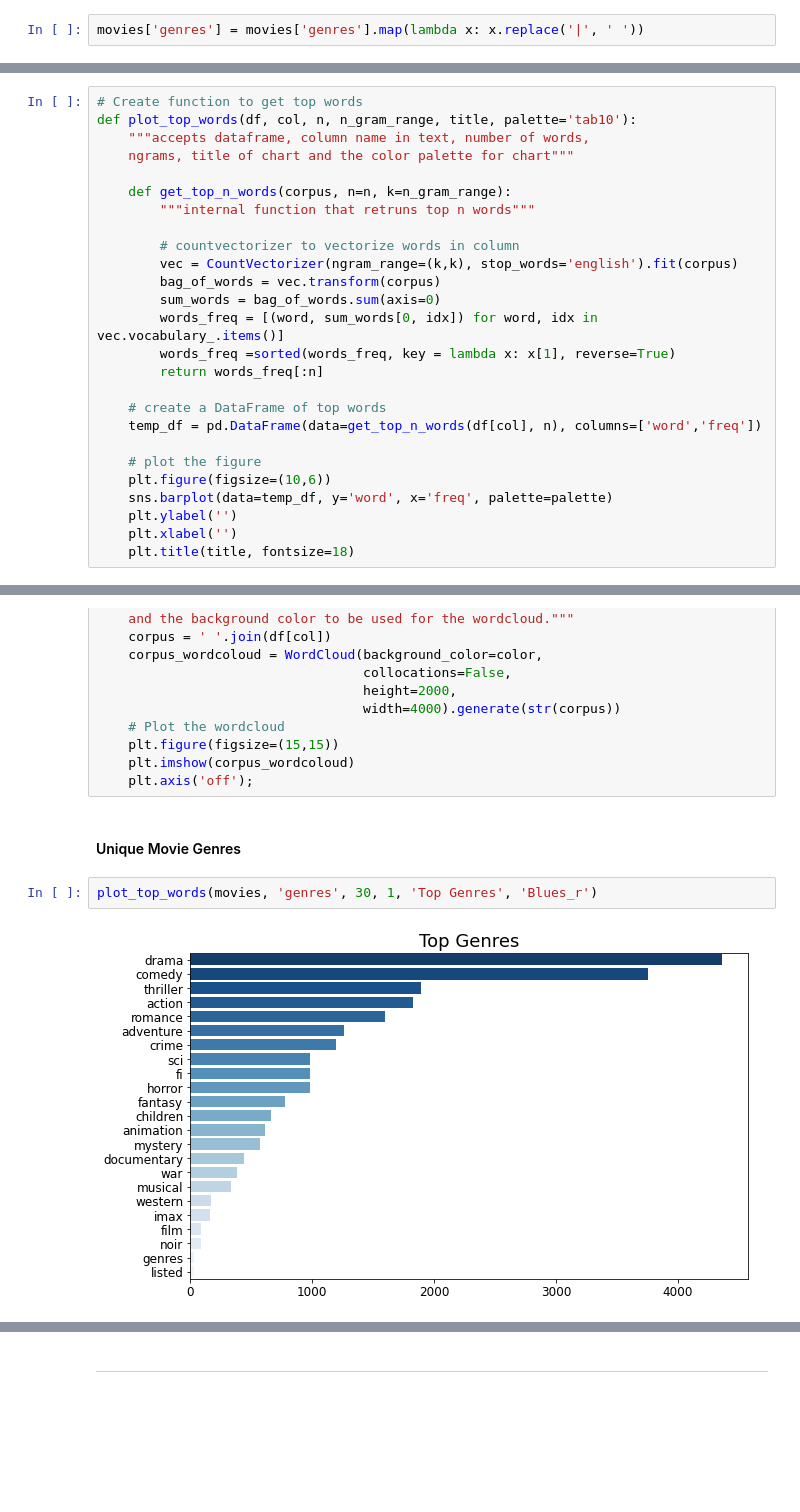
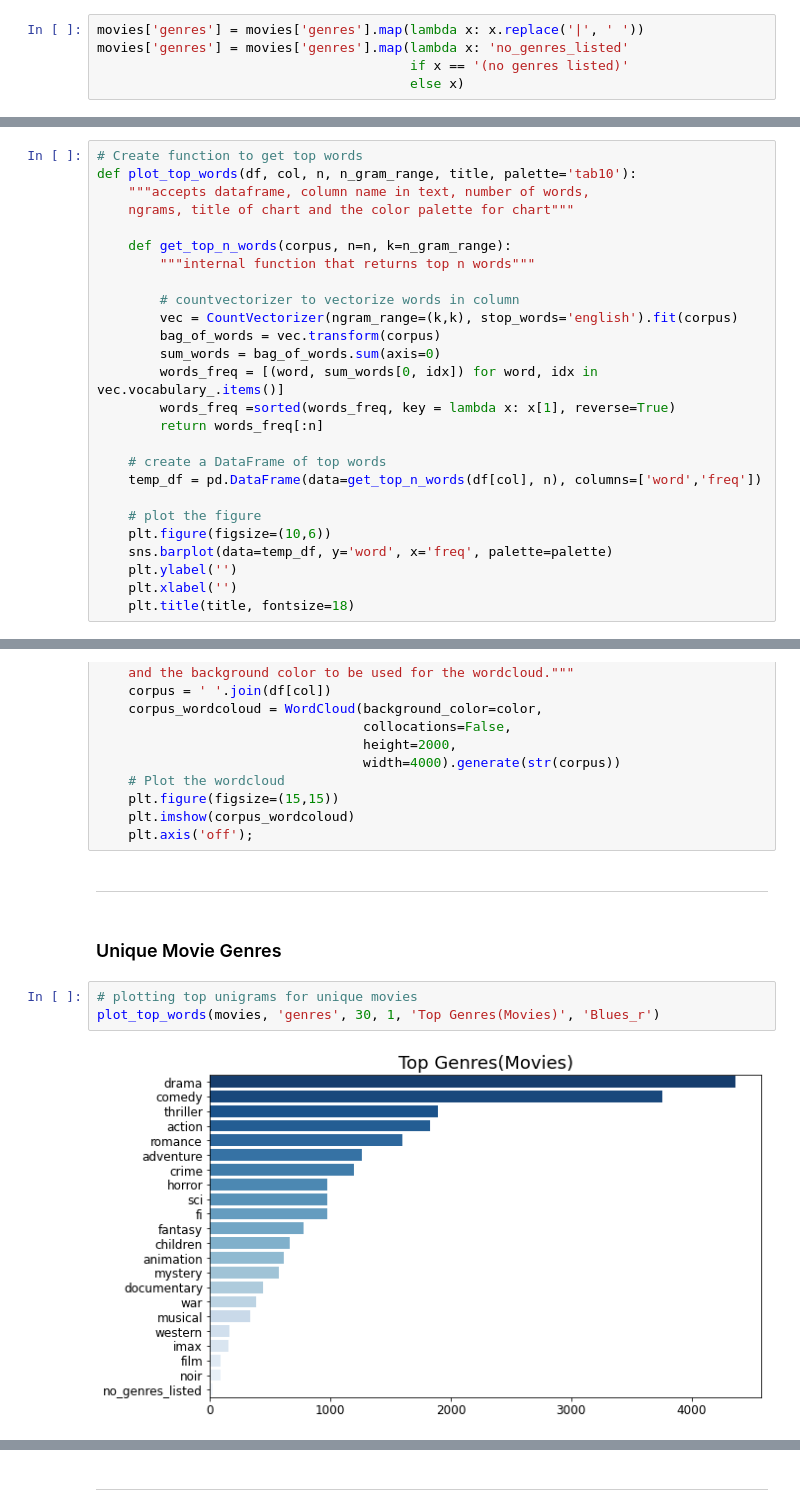
Before and after one commit to sujayjangam/Movie-Recommender-System, a Jupyter notebook: 1_Data_Exploration_and_EDA.ipynb, the cells around one changed output, grey strips where cells are left out. Drawn from its saved outputs; the diff is of its cells as text; blank space fills up the shorter version.

```diff
--- a/1_Data_Exploration_and_EDA.ipynb
+++ b/1_Data_Exploration_and_EDA.ipynb
@@ -163,5 +269,8 @@ First let's replace the '|' in our `genre` columns so that we can use it in our
 # %%
 movies['genres'] = movies['genres'].map(lambda x: x.replace('|', ' '))
+movies['genres'] = movies['genres'].map(lambda x: 'no_genres_listed'
+                                        if x == '(no genres listed)'
+                                        else x)
 # %% [markdown]
 With this done, let's move on to exploratory data analyis.
 # %% [markdown]
@@ -280,7 +554,7 @@ def plot_top_words(df, col, n, n_gram_range, title, palette='tab10'):
     ngrams, title of chart and the color palette for chart"""
 
     def get_top_n_words(corpus, n=n, k=n_gram_range):
-        """internal function that retruns top n words"""
+        """internal function that returns top n words"""
 
         # countvectorizer to vectorize words in column
         vec = CountVectorizer(ngram_range=(k,k), stop_words='english').fit(corpus)
@@ -314,10 +588,13 @@ def plot_wordcloud(df, col, color):
     plt.figure(figsize=(15,15))
     plt.imshow(corpus_wordcoloud)
     plt.axis('off');
+# %% [markdown]
+---
 # %% [markdown]
-#### Unique Movie Genres
+### Unique Movie Genres
 # %%
-plot_top_words(movies, 'genres', 30, 1, 'Top Genres', 'Blues_r')
+# plotting top unigrams for unique movies
+plot_top_words(movies, 'genres', 30, 1, 'Top Genres(Movies)', 'Blues_r')
 # %% [output]
-[figure, old version]
+[figure, new version]
 # %%
```
Also changed, not shown: parts of 120 cells of this notebook.
